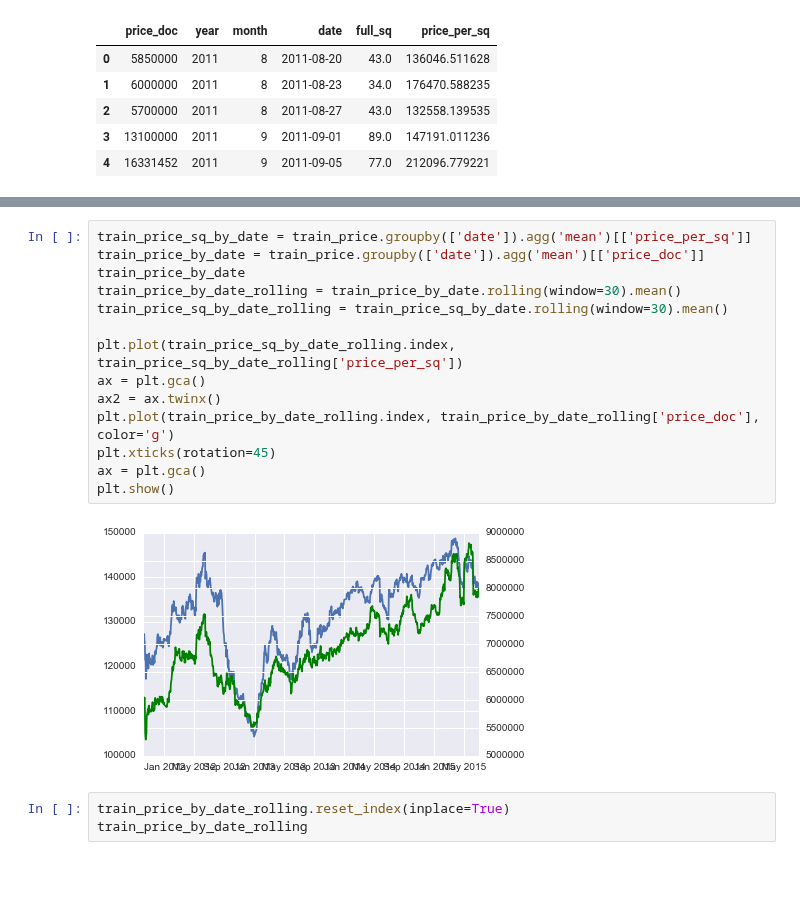
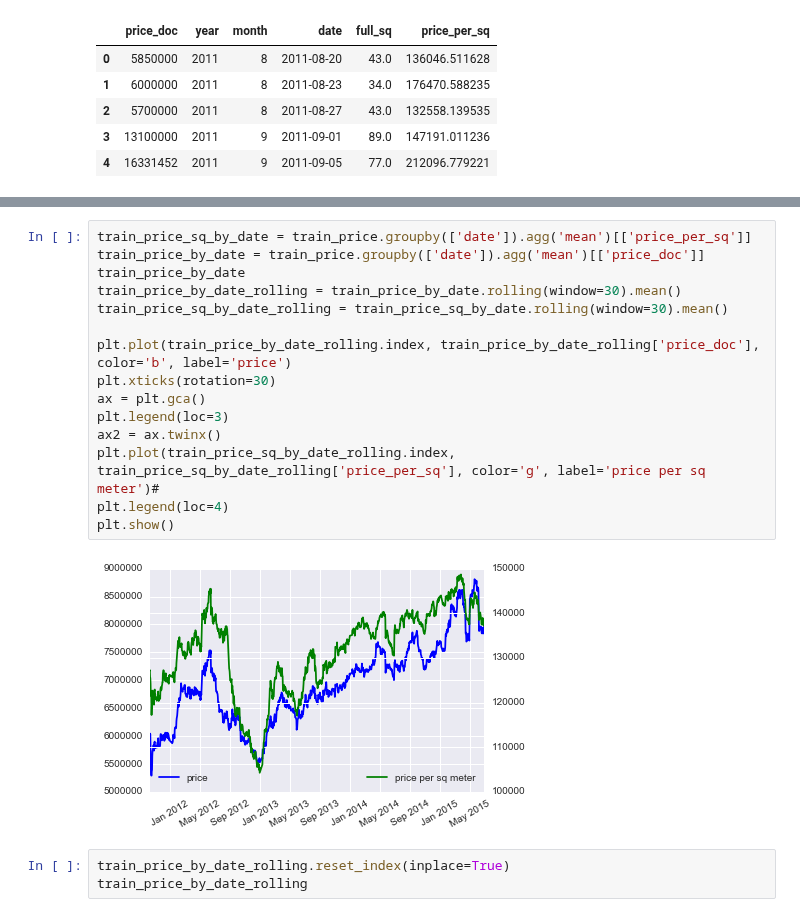
Before and after one commit to nycdatasci/bootcamp009_project, a Jupyter notebook: Project3-MachineLearning/jackenyeart_rachelkogan_clairevignonkeser/Rachel/macro-Copy1.ipynb, the cells around one changed output, grey strips where cells are left out. Saved outputs shown, nothing was run; the diff lists cells and outputs as text; blank space fills up the shorter version.

```diff
--- a/Project3-MachineLearning/jackenyeart_rachelkogan_clairevignonkeser/Rachel/macro-Copy1.ipynb
+++ b/Project3-MachineLearning/jackenyeart_rachelkogan_clairevignonkeser/Rachel/macro-Copy1.ipynb
@@ -73,19 +84,20 @@ train_price.head()
 # %%
 train_price_sq_by_date = train_price.groupby(['date']).agg('mean')[['price_per_sq']]
 train_price_by_date = train_price.groupby(['date']).agg('mean')[['price_doc']]
 train_price_by_date
 train_price_by_date_rolling = train_price_by_date.rolling(window=30).mean()
 train_price_sq_by_date_rolling = train_price_sq_by_date.rolling(window=30).mean()
 
-plt.plot(train_price_sq_by_date_rolling.index, train_price_sq_by_date_rolling['price_per_sq'])
+plt.plot(train_price_by_date_rolling.index, train_price_by_date_rolling['price_doc'], color='b', label='price')
+plt.xticks(rotation=30)
 ax = plt.gca()
+plt.legend(loc=3)
 ax2 = ax.twinx()
-plt.plot(train_price_by_date_rolling.index, train_price_by_date_rolling['price_doc'], color='g')
-plt.xticks(rotation=45)
-ax = plt.gca()
+plt.plot(train_price_sq_by_date_rolling.index, train_price_sq_by_date_rolling['price_per_sq'], color='g', label='price per sq meter')#
+plt.legend(loc=4)
 plt.show()
 # %% [output]
-[figure, old version]
+[figure, new version]
 # %%
 train_price_by_date_rolling.reset_index(inplace=True)
 train_price_by_date_rolling
```
Also changed, not shown: parts of 20 cells of this notebook, 50 other files.
